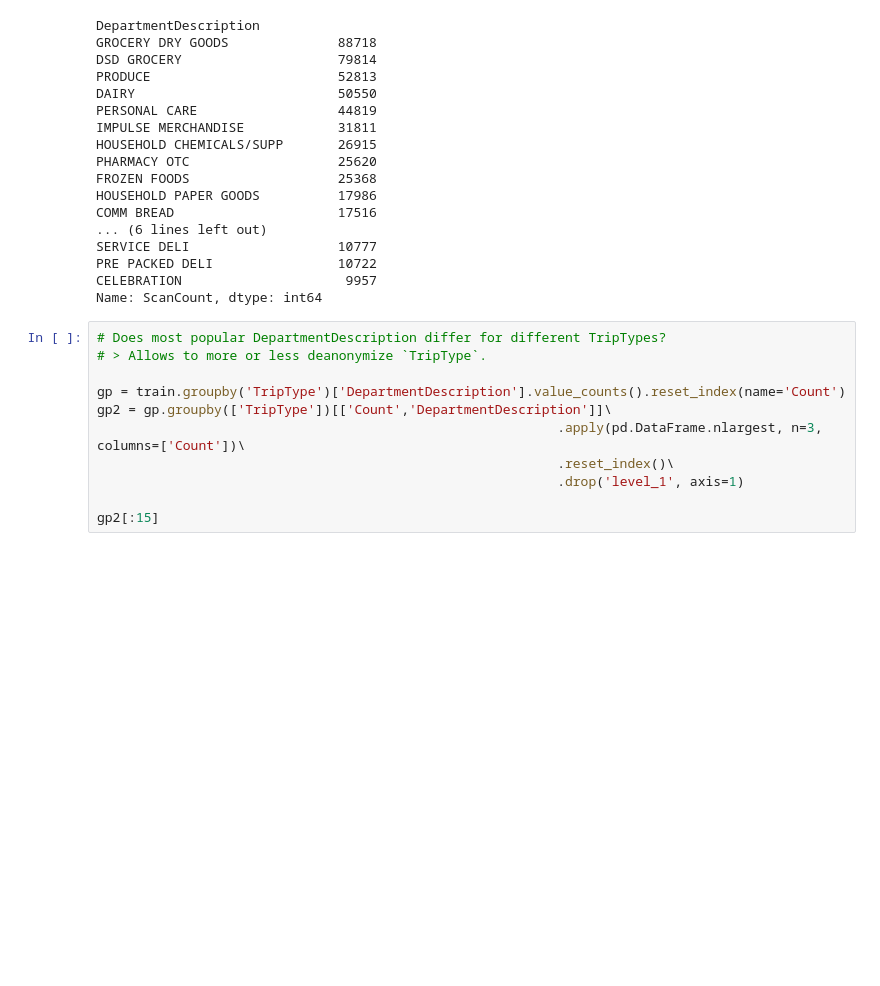
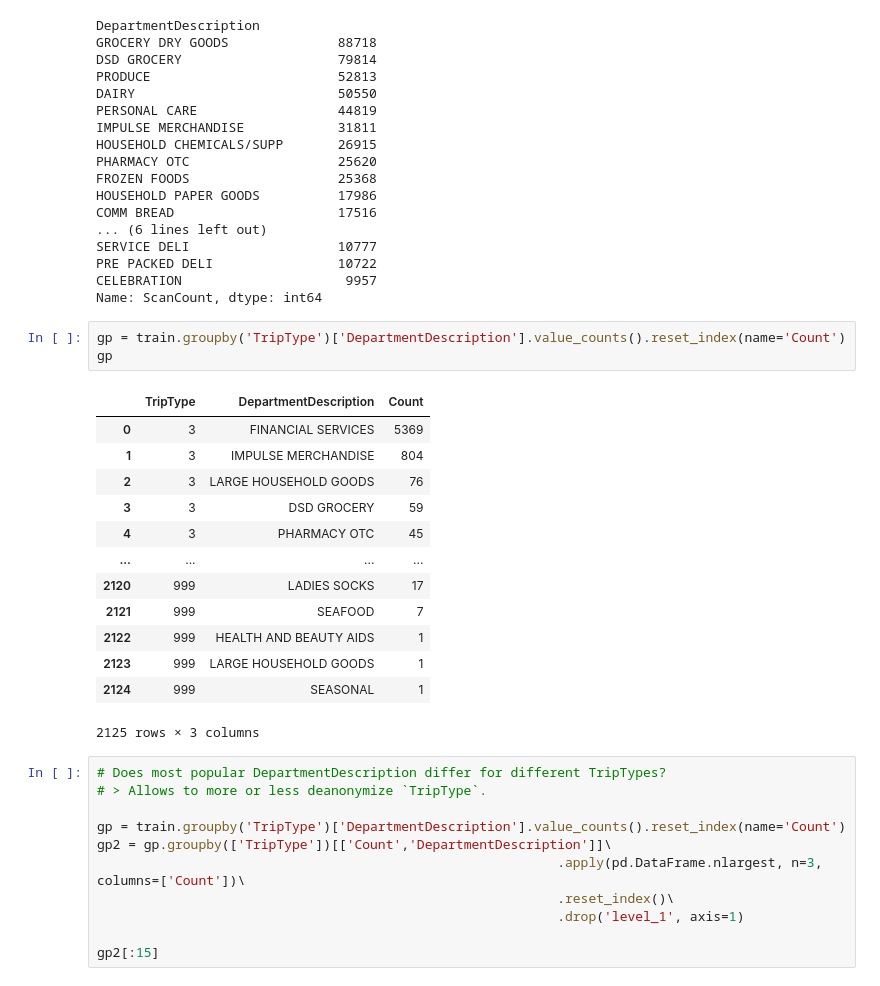
Before and after one commit to YaroslavFYPM/iitp-ml-ds, a Jupyter notebook: 2023/seminar-6-gbt/6_2_hw_5_gbt.ipynb, the cells around one changed output. Cells and saved outputs as stored; diff of their text form; blank space fills up the shorter version.

```diff
--- a/2023/seminar-6-gbt/6_2_hw_5_gbt.ipynb
+++ b/2023/seminar-6-gbt/6_2_hw_5_gbt.ipynb
@@ -483,6 +493,23 @@ SERVICE DELI                   10777
 PRE PACKED DELI                10722
 CELEBRATION                     9957
 Name: ScanCount, dtype: int64
+# %%
+gp = train.groupby('TripType')['DepartmentDescription'].value_counts().reset_index(name='Count')
+gp
+# %% [output]
+|  | TripType | DepartmentDescription | Count |
+| 0 | 3 | FINANCIAL SERVICES | 5369 |
+| 1 | 3 | IMPULSE MERCHANDISE | 804 |
+| 2 | 3 | LARGE HOUSEHOLD GOODS | 76 |
+| 3 | 3 | DSD GROCERY | 59 |
+| 4 | 3 | PHARMACY OTC | 45 |
+| ... | ... | ... | ... |
+| 2120 | 999 | LADIES SOCKS | 17 |
+| 2121 | 999 | SEAFOOD | 7 |
+| 2122 | 999 | HEALTH AND BEAUTY AIDS | 1 |
+| 2123 | 999 | LARGE HOUSEHOLD GOODS | 1 |
+| 2124 | 999 | SEASONAL | 1 |
+2125 rows × 3 columns
 # %%
 # Does most popular DepartmentDescription differ for different TripTypes?
 # > Allows to more or less deanonymize `TripType`.
```
Also changed, not shown: parts of 5 cells of this notebook.
